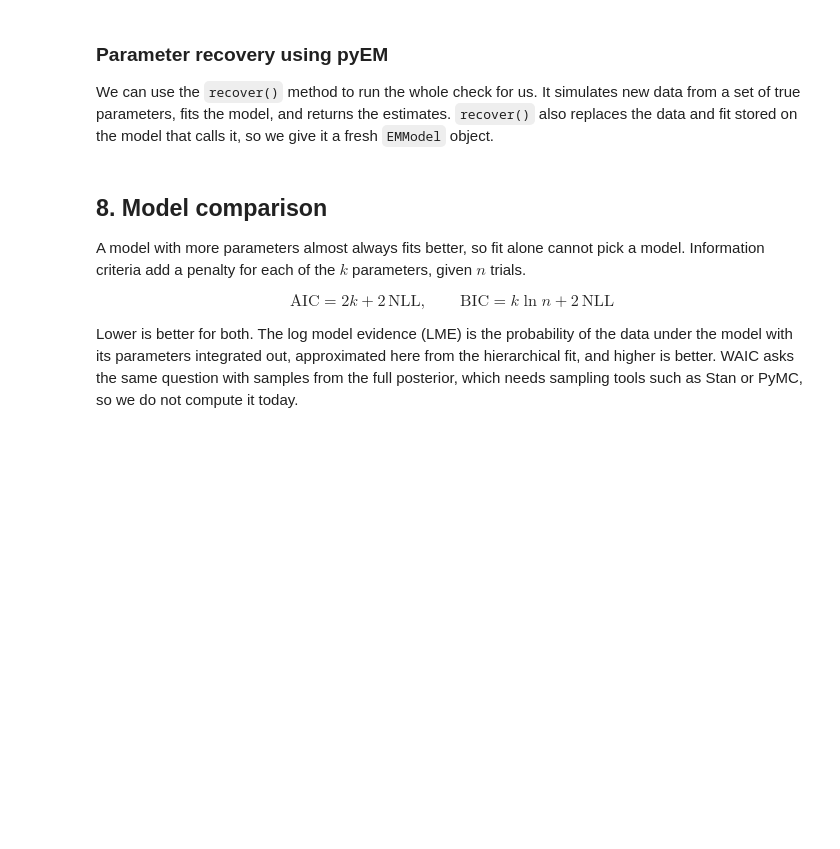
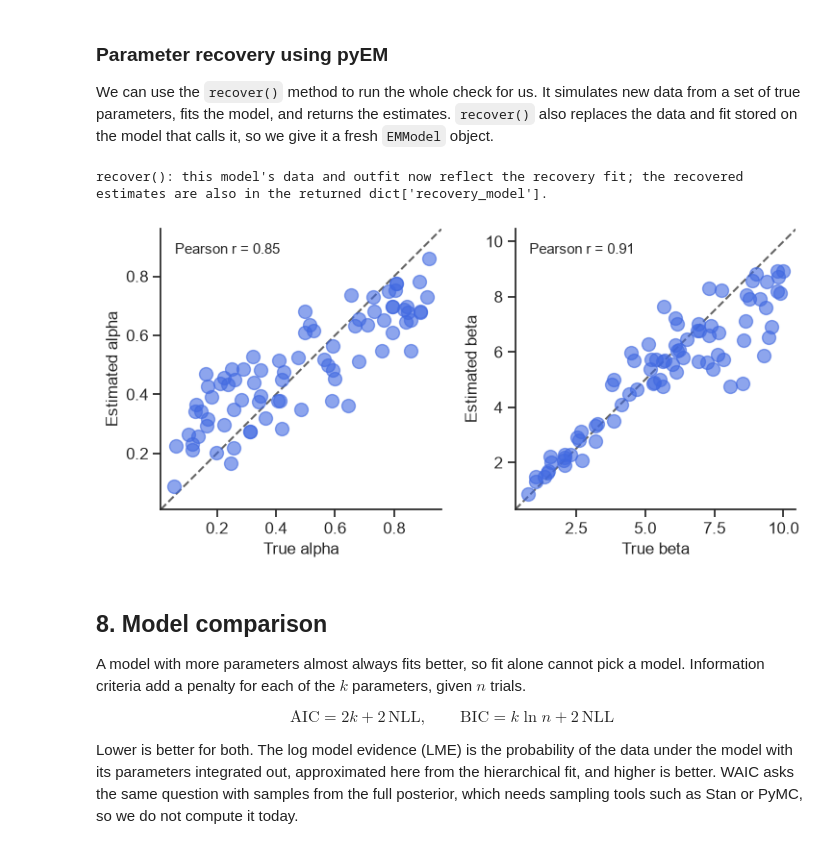
Before and after one commit to Center-for-Computational-Psychiatry/course_nycpw, a Jupyter notebook: tutorials/2026/tutorial00_model-fitting-key.ipynb, the cells around one changed output. Cells and saved outputs as stored; diff of their text form; code cells hidden in the pictures; blank space fills up the shorter version.

```diff
--- a/tutorials/2026/tutorial00_model-fitting-key.ipynb
+++ b/tutorials/2026/tutorial00_model-fitting-key.ipynb
@@ -384,3 +375,21 @@ We could call `softmax` and `rw_update` inside this function, but their numpy ov
 #   5. Return sum_nll
 # Check: nll_rw at [alpha_true, beta_true] is lower than at [0.9, 0.5]
 # Defines: nll_rw(params (2,) [alpha, beta], choices (n,), rewards (n,)) -> float
+
+def nll_rw(params, choices, rewards):
+    alpha, beta = params
+    choices, rewards = np.asarray(choices).tolist(), np.asarray(rewards).tolist()
+    qA, qB = 0, 0
+    sum_nll = 0.0
+    for c, r in zip(choices, rewards):
+        pB = expit(beta * (qB - qA))
+        p = pB if c == 1 else 1 - pB
+        sum_nll -= np.log(p + 1e-12)
+        if c == 0:
+            qA += alpha * (r - qA)
+        else:
+            qB += alpha * (r - qB)
+    return sum_nll
+
+print(nll_rw([alpha_true, beta_true], sim_one["choices"], sim_one["rewards"]))
+print(nll_rw([0.9, 0.5], sim_one["choices"], sim_one["rewards"]))
@@ -447,6 +473,13 @@ plt.show()
 # Then run sim_group = simulate_group(true_params, n_trials, p_reward, rng)
 # Defines: simulate_group, sim_group with choices (80, 100) and rewards (80, 100)
 # (pyEM's recover() will call simulate_group)
+
+def simulate_group(params, n_trials, p_reward, rng):
+    sims = [simulate_rw(alpha, beta, n_trials, p_reward, rng) for alpha, beta in params]
+    return {"choices": np.array([s["choices"] for s in sims]),
+            "rewards": np.array([s["rewards"] for s in sims])}
+
+sim_group = simulate_group(true_params, n_trials, p_reward, rng)
 # %%
 # learning curve: proportion of agents choosing the better arm (arm A) on each trial
 chose_best = 1 - sim_group["choices"]
@@ -603,11 +676,20 @@ We can use the `recover()` method to run the whole check for us. It simulates ne
 # %%
 # TODO: parameter recovery with pyEM
 # 1. rw_rec_model = EMModel(all_data=None, fit_func=map_rw, param_names=param_names,
 #                           param_xform=[to_alpha, to_beta], simulate_func=simulate_group)
 # 2. rw_recovery = rw_rec_model.recover(true_params, pr_inputs=["choices", "rewards"],
 #                                       n_trials=n_trials, p_reward=p_reward, rng=rng)
 # 3. fig = rw_rec_model.plot_recovery(rw_recovery)
 # Defines: rw_rec_model, rw_recovery (keys include "true_params", "estimated_params", "correlation")
+
+rw_rec_model = EMModel(all_data=None, fit_func=map_rw, param_names=param_names,
+                       param_xform=[to_alpha, to_beta], simulate_func=simulate_group)
+rw_recovery = rw_rec_model.recover(true_params, pr_inputs=["choices", "rewards"],
+                                   n_trials=n_trials, p_reward=p_reward, rng=rng)
+fig = rw_rec_model.plot_recovery(rw_recovery)
+# %% [output]
+recover(): this model's data and outfit now reflect the recovery fit; the recovered estimates are also in the returned dict['recovery_model'].
+[figure, added]
 # %% [markdown]
 ## 8. Model comparison
 
```
Also changed, not shown: parts of 36 cells of this notebook.
